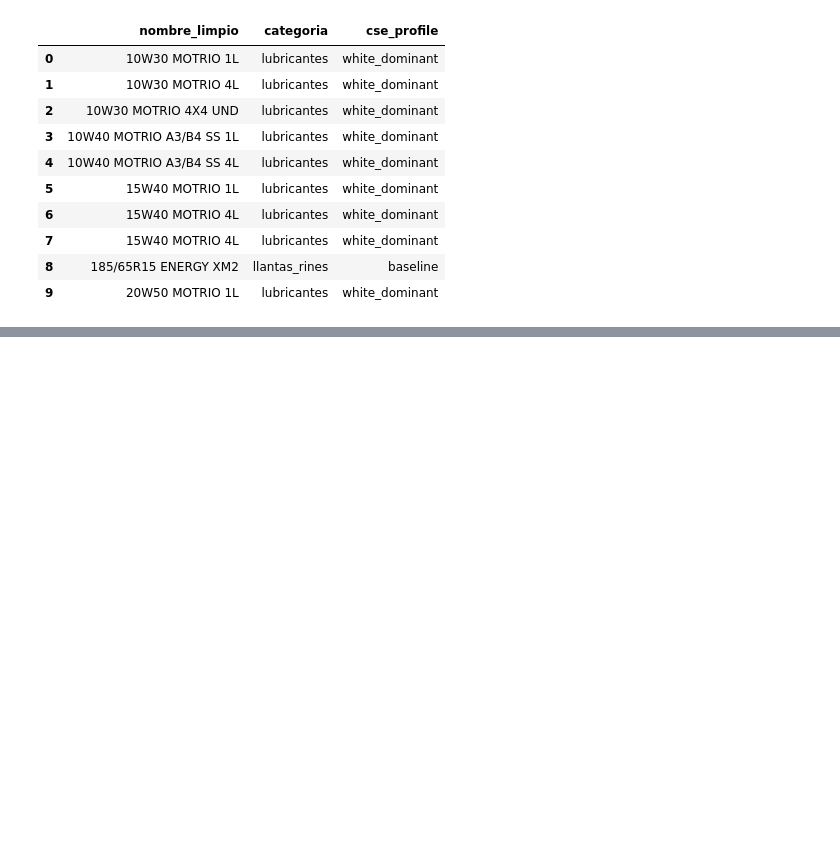
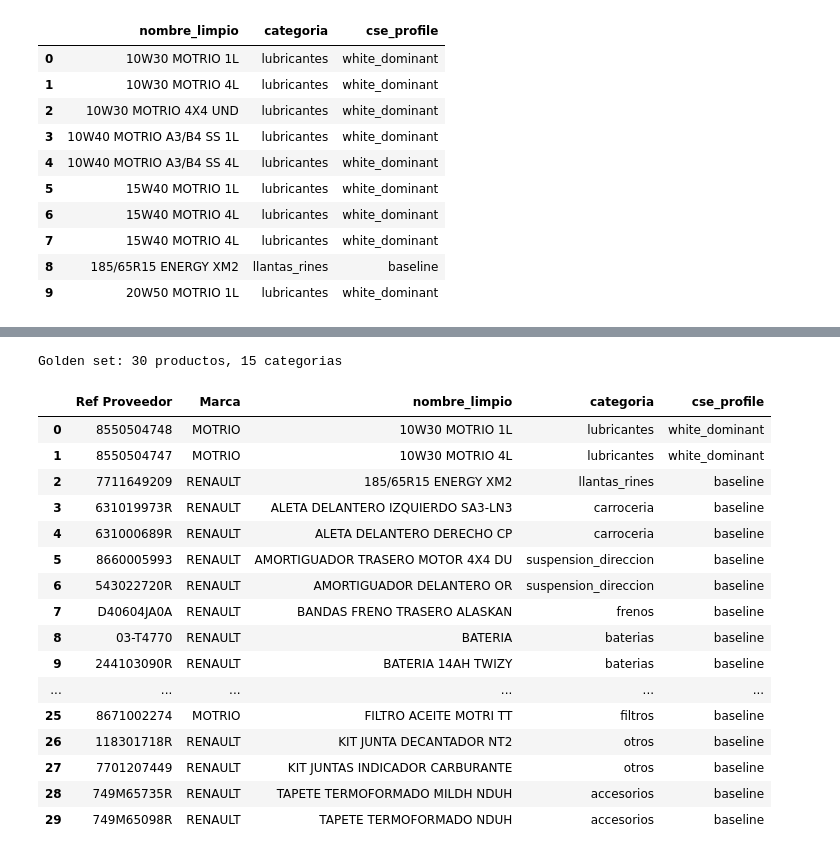
Before and after one commit to NataliaVillegasC/image_processor_matcher, a Jupyter notebook: mvp_pipeline.ipynb, the cells around one changed output, grey strips where cells are left out. Saved outputs shown, nothing was run; the diff lists cells and outputs as text; code cells hidden in the pictures; blank space fills up the shorter version.

```diff
--- a/mvp_pipeline.ipynb
+++ b/mvp_pipeline.ipynb
@@ -154,0 +163,26 @@ Cobertura: 281 filas, 15 categorias
+# %%
+# Golden set: ~1-2 productos por categoria para probar la busqueda sin gastar
+# en las 281 filas. Se amplia/ajusta a mano segun lo que se quiera revisar.
+golden = cd.groupby("categoria", group_keys=False).head(2).reset_index(drop=True)
+
+print(f"Golden set: {len(golden)} productos, {golden['categoria'].nunique()} categorias")
+golden[["Ref Proveedor", "Marca", "nombre_limpio", "categoria", "cse_profile"]]
+# %% [output]
+Golden set: 30 productos, 15 categorias
+|  | Ref Proveedor | Marca | nombre_limpio | categoria | cse_profile |
+| 0 | 8550504748 | MOTRIO | 10W30 MOTRIO 1L | lubricantes | white_dominant |
+| 1 | 8550504747 | MOTRIO | 10W30 MOTRIO 4L | lubricantes | white_dominant |
+| 2 | 7711649209 | RENAULT | 185/65R15 ENERGY XM2 | llantas_rines | baseline |
+| 3 | 631019973R | RENAULT | ALETA DELANTERO IZQUIERDO SA3-LN3 | carroceria | baseline |
+| 4 | 631000689R | RENAULT | ALETA DELANTERO DERECHO CP | carroceria | baseline |
+| 5 | 8660005993 | RENAULT | AMORTIGUADOR TRASERO MOTOR 4X4 DU | suspension_direccion | baseline |
+| 6 | 543022720R | RENAULT | AMORTIGUADOR DELANTERO OR | suspension_direccion | baseline |
+| 7 | D40604JA0A | RENAULT | BANDAS FRENO TRASERO ALASKAN | frenos | baseline |
+| 8 | 03-T4770 | RENAULT | BATERIA | baterias | baseline |
+| 9 | 244103090R | RENAULT | BATERIA 14AH TWIZY | baterias | baseline |
+| ... | ... | ... | ... | ... | ... |
+| 25 | 8671002274 | MOTRIO | FILTRO ACEITE MOTRI TT | filtros | baseline |
+| 26 | 118301718R | RENAULT | KIT JUNTA DECANTADOR NT2 | otros | baseline |
+| 27 | 7701207449 | RENAULT | KIT JUNTAS INDICADOR CARBURANTE | otros | baseline |
+| 28 | 749M65735R | RENAULT | TAPETE TERMOFORMADO MILDH NDUH | accesorios | baseline |
+| 29 | 749M65098R | RENAULT | TAPETE TERMOFORMADO NDUH | accesorios | baseline |
```
Also changed, not shown: parts of 3 cells of this notebook, 2 other files.
